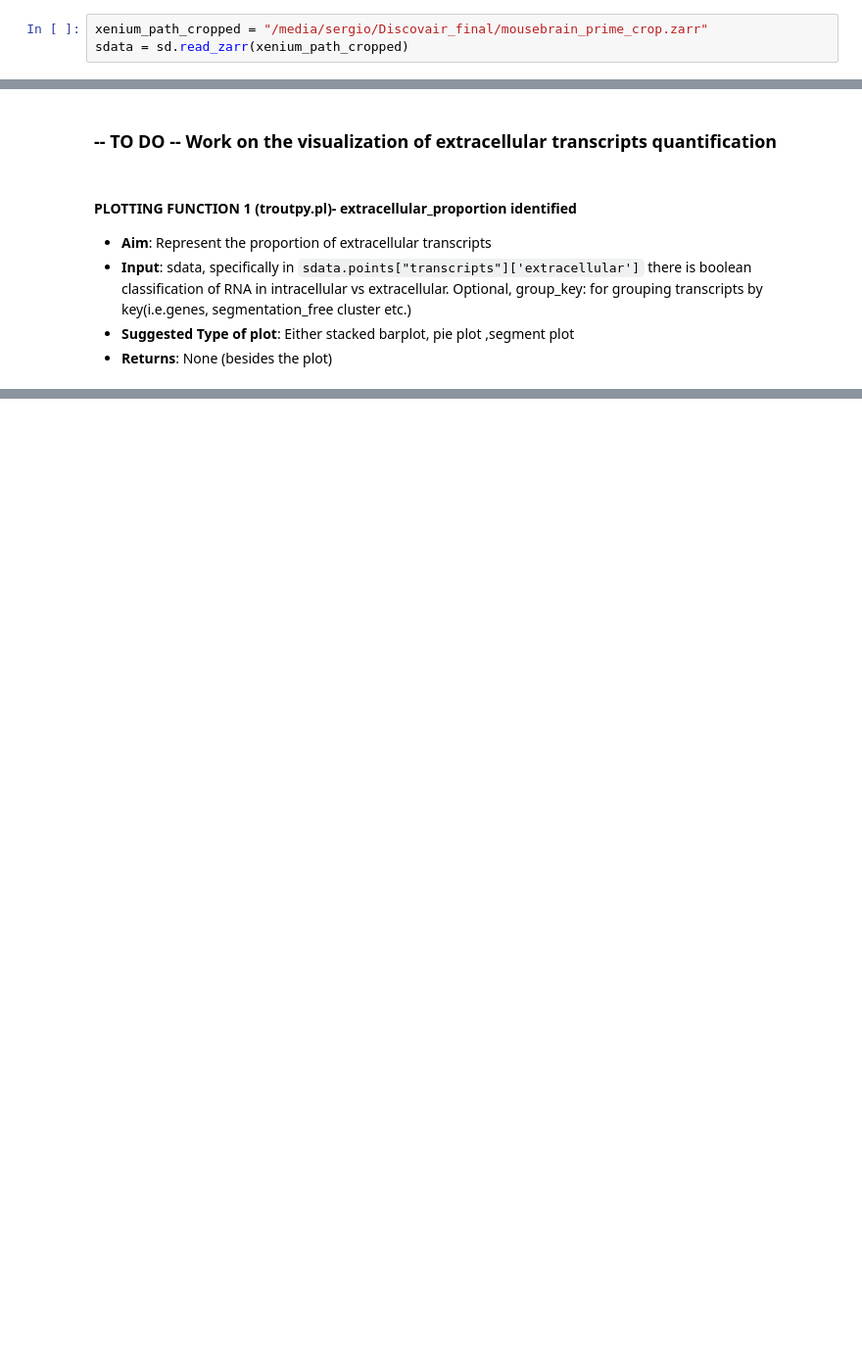
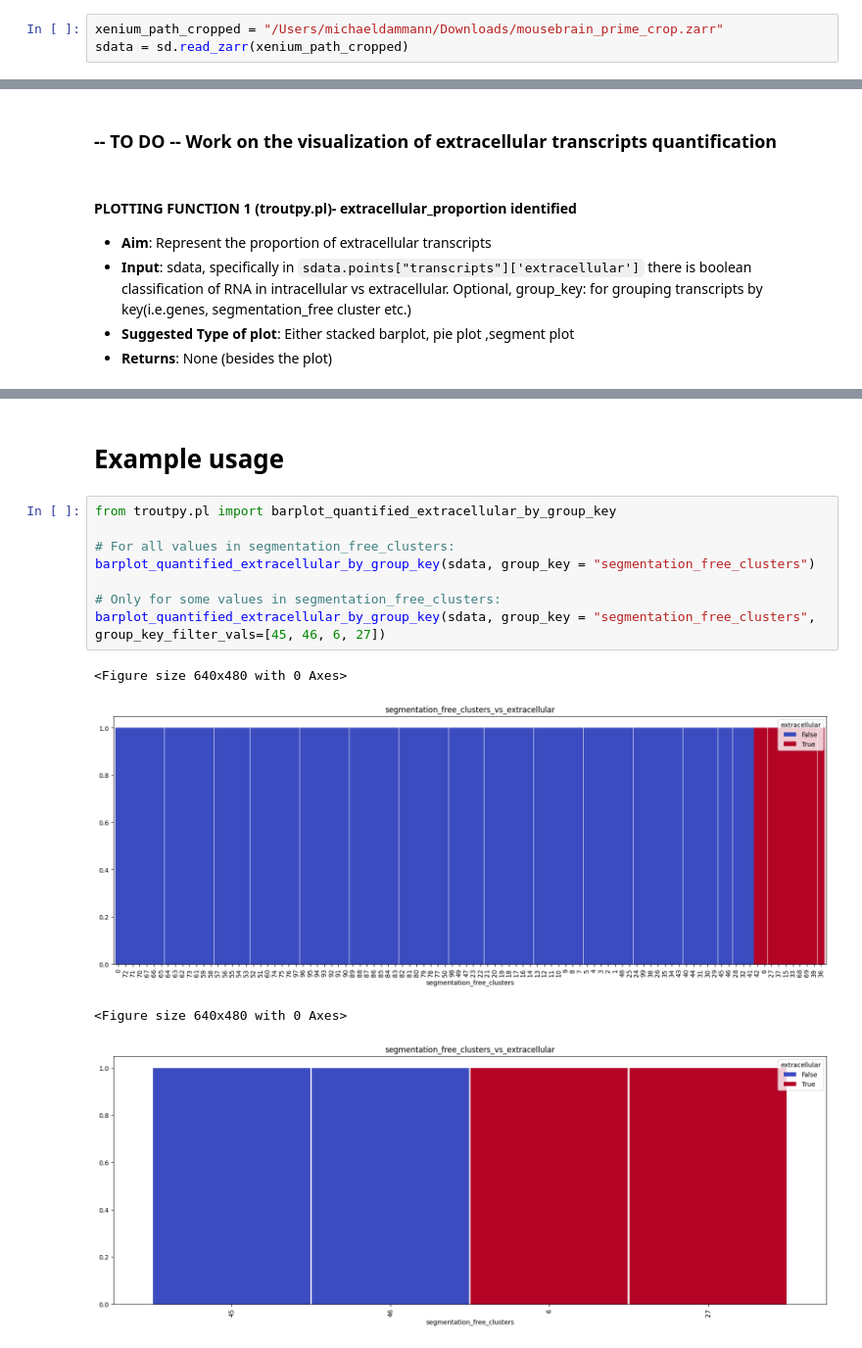
Before and after one commit to theislab/troutpy, a Jupyter notebook: notebooks/spatialdata_tutorials/2_run_segmentation_free.ipynb, the cells around one changed output, grey strips where cells are left out. Shown at 98% size. Drawn from its saved outputs; the diff is of its cells as text; blank space fills up the shorter version.

Commit message:
Added barplot and piechart viz for xRNA quantification.

```diff
--- a/notebooks/spatialdata_tutorials/2_run_segmentation_free.ipynb
+++ b/notebooks/spatialdata_tutorials/2_run_segmentation_free.ipynb
@@ -13,7 +13,7 @@ import troutpy
 # %% [markdown]
 We read the sdata cropped object we created in ``0.format_xenium_sdata.ipynb``
 # %%
-xenium_path_cropped = "/media/sergio/Discovair_final/mousebrain_prime_crop.zarr"
+xenium_path_cropped = "/Users/michaeldammann/Downloads/mousebrain_prime_crop.zarr"
 sdata = sd.read_zarr(xenium_path_cropped)
 # %% [markdown]
 ### Run  segmentation-free (points2regions)
@@ -99,0 +105,15 @@ troutpy.pl.plot_crosstab(
+# %% [markdown]
+# Example usage
+# %%
+from troutpy.pl import barplot_quantified_extracellular_by_group_key
+
+# For all values in segmentation_free_clusters:
+barplot_quantified_extracellular_by_group_key(sdata, group_key = "segmentation_free_clusters")
+
+# Only for some values in segmentation_free_clusters:
+barplot_quantified_extracellular_by_group_key(sdata, group_key = "segmentation_free_clusters", group_key_filter_vals=[45, 46, 6, 27])
+# %% [output]
+<Figure size 640x480 with 0 Axes>
+[figure, added]
+<Figure size 640x480 with 0 Axes>
+[figure, added]
```
Also changed, not shown: parts of 5 cells of this notebook, 2 other files.
